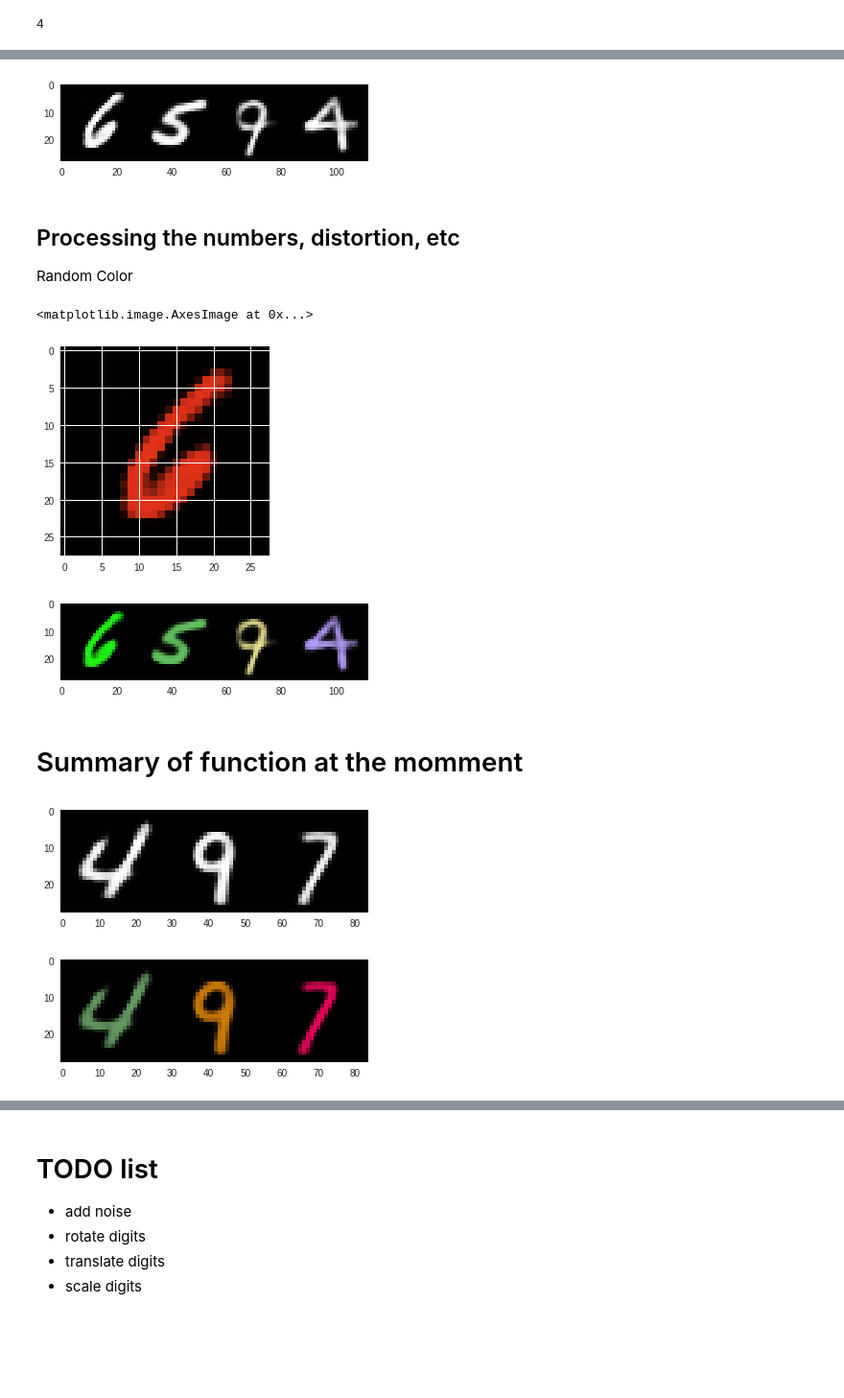
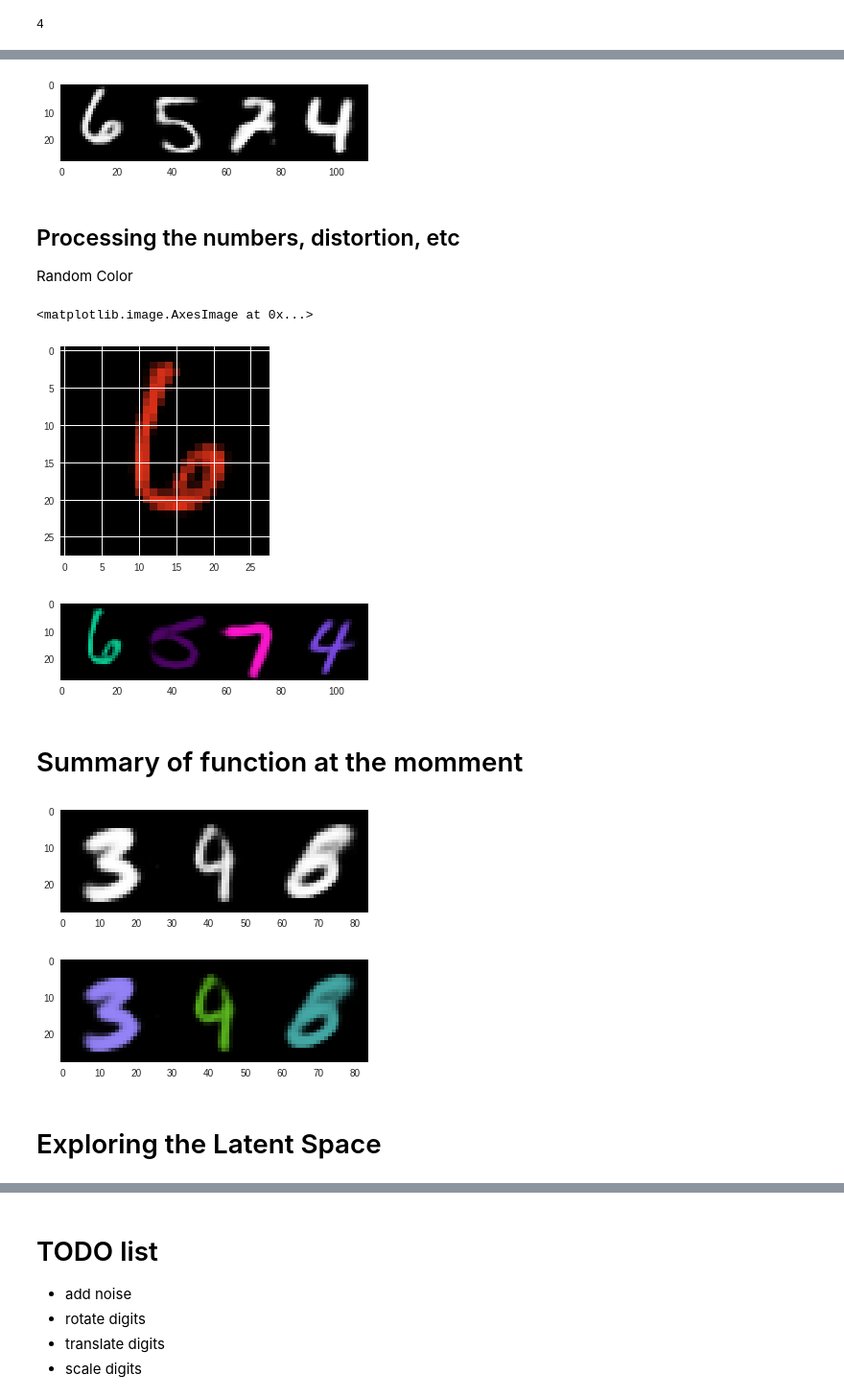
Before and after one commit to erickTornero/Generating-captcha-VAE, a Jupyter notebook: Generating-captcha.ipynb, the cells around one changed output, grey strips where cells are left out. Shown: that part at 96% size. Drawn from its saved outputs; the diff is of its cells as text; code cells hidden in the pictures; blank space fills up the shorter version.

```diff
--- a/Generating-captcha.ipynb
+++ b/Generating-captcha.ipynb
@@ -195,6 +182,9 @@ class VariationalAutoencoder(object):
         # sample from Gaussian distribution
         return self.sess.run(self.z_mean, feed_dict={self.x: X})
 
+    def latent_sigmas(self, X):
+        return self.sess.run(self.z_log_sigma_sq, feed_dict={self.x: X})
+
     def generate(self, z_mu=None):
         """ Generate data by sampling from latent space.
 
@@ -339,16 +326,17 @@ plt.imshow(I1[0].reshape(28, 28), vmin=0, vmax=1, cmap="gray")
 # %%
 # Plot a list of Images of numbers contained in 'Im' in a matrix
-def PlotDistribution(Im, nx = 8, ny = 5):
+def PlotDistribution(Im, nx = 8, ny = 5, size = (5, 8)):
   #nx = 8
   #ny = 5
   canvas = np.empty((28*ny, 28*nx))
   for indy in range(0, ny):
     for indx in range(0, nx):
       canvas[indy*28:(indy+1)*28, indx*28: (indx+1)*28] = Im[indy * 4 + indx].reshape(28,28)
-  plt.figure(figsize=(5, 8))
+  plt.figure(figsize=size)
   plt.imshow(canvas, origin="upper", cmap="gray")
   plt.grid(False)
   plt.tight_layout()
+  return canvas
 # %%
 # Build a table from 0 to 9
 def ComputeInputTables(images, labels, nsamples):
@@ -364,5 +352,5 @@ def ComputeInputTables(images, labels, nsamples):
 # A collection of all the images structured in a dictionary, contains (40) images per each number reference as key with its proper number
 # im_input_elected[8] give us the collection of 40 images representing the number '8'
 # this variable will be used over all the notebook
-im_input_elected = ComputeInputTables(mnist.test.images, mnist.test.labels, 40)
+im_input_elected = ComputeInputTables(mnist.test.images, mnist.test.labels, 1000)
 # %%
@@ -424,7 +412,7 @@ def GenerateSequenceNumbers(number, container, model):
 generated = GenerateSequenceNumbers(6574, im_input_elected, vae)
 PlotDistribution(generated, nx = len(generated), ny = 1)
 # %% [output]
-[figure, old version]
+[figure, new version]
 # %% [markdown]
 ## Processing the numbers, distortion, etc
 
@@ -445,7 +433,7 @@ imex[:,:,2] = generated[0].reshape(28,28)*0.1
 plt.imshow(imex, vmin=0, vmax=1)
 # %% [output]
 <matplotlib.image.AxesImage at 0x...>
-[figure, old version]
+[figure, new version]
 # %%
 # Color a list of grayscale images, with rgb generated randomly
 def ColorListImagesRandomly(list_images):
@@ -462,31 +463,34 @@ def ColorListImagesRandomly(list_images):
 # %%
 # Plot a list of Images-RGB of numbers contained in 'Im' in a matrix
-def PlotDistributionRGB(Im, nx = 8, ny = 5):
+def PlotDistributionRGB(Im, nx = 8, ny = 5, size = (5, 8)):
   #nx = 8
   #ny = 5
   canvas = np.empty((28*ny, 28*nx, 3))
   for indy in range(0, ny):
     for indx in range(0, nx):
       canvas[indy*28:(indy+1)*28, indx*28: (indx+1)*28,:] = Im[indy * 4 + indx]
-  plt.figure(figsize=(5, 8))
+  plt.figure(figsize=size)
   plt.imshow(canvas, origin="upper")
   plt.grid(False)
   plt.tight_layout()
+  return canvas
 # %%
 # Color the list 'generated'
 ColoredIms = ColorListImagesRandomly(generated)
 PlotDistributionRGB(ColoredIms, len(ColoredIms), 1)
 # %% [output]
-[figure, old version]
+[figure, new version]
 # %% [markdown]
 # Summary of function at the momment
 # %%
 # 'generated' is a list of images generated by the VAE each element is a row of type np.narray of shape(784, )
-generated = GenerateSequenceNumbers(497, im_input_elected, vae)
+generated = GenerateSequenceNumbers(348, im_input_elected, vae)
 PlotDistribution(generated, nx = len(generated), ny = 1)
 # Color the list 'generated'
 ColoredIms = ColorListImagesRandomly(generated)
 PlotDistributionRGB(ColoredIms, len(ColoredIms), 1)
 # %% [output]
-[figure, old version]
+[figure, new version]
-[figure, old version]
+[figure, new version]
+# %% [markdown]
+# Exploring the Latent Space
```
Also changed, not shown: parts of 46 cells of this notebook.
